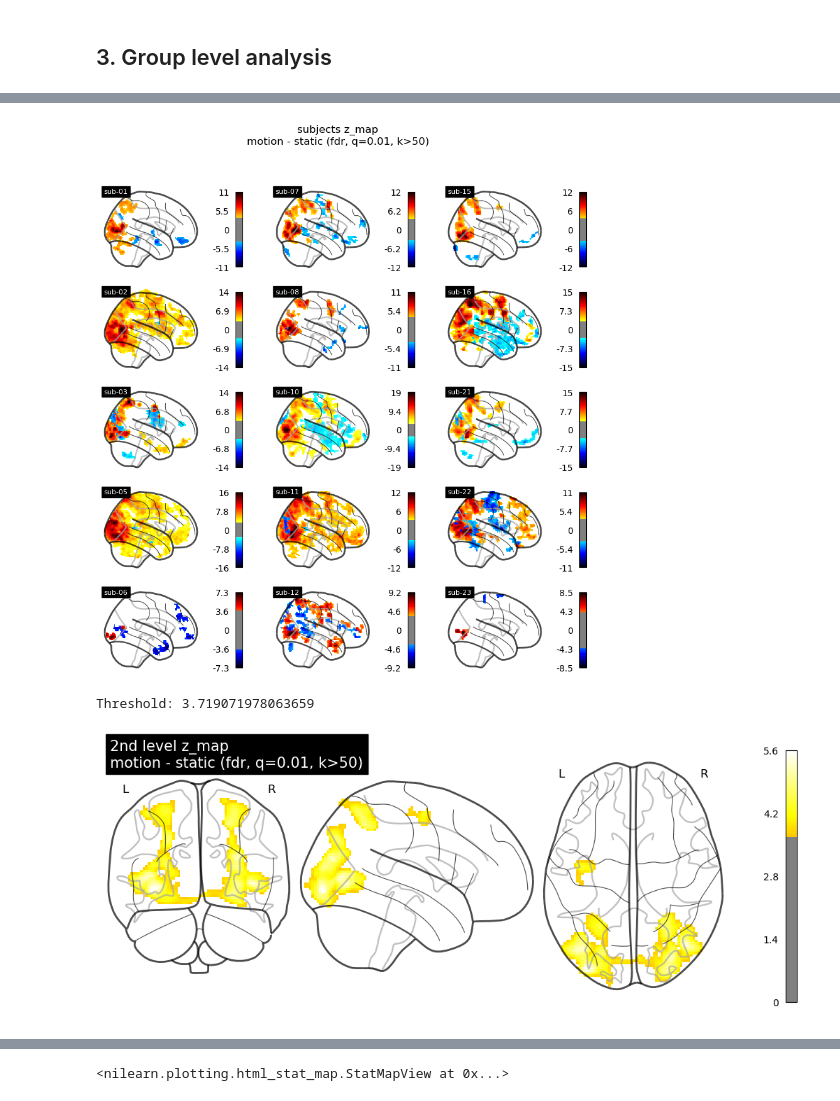
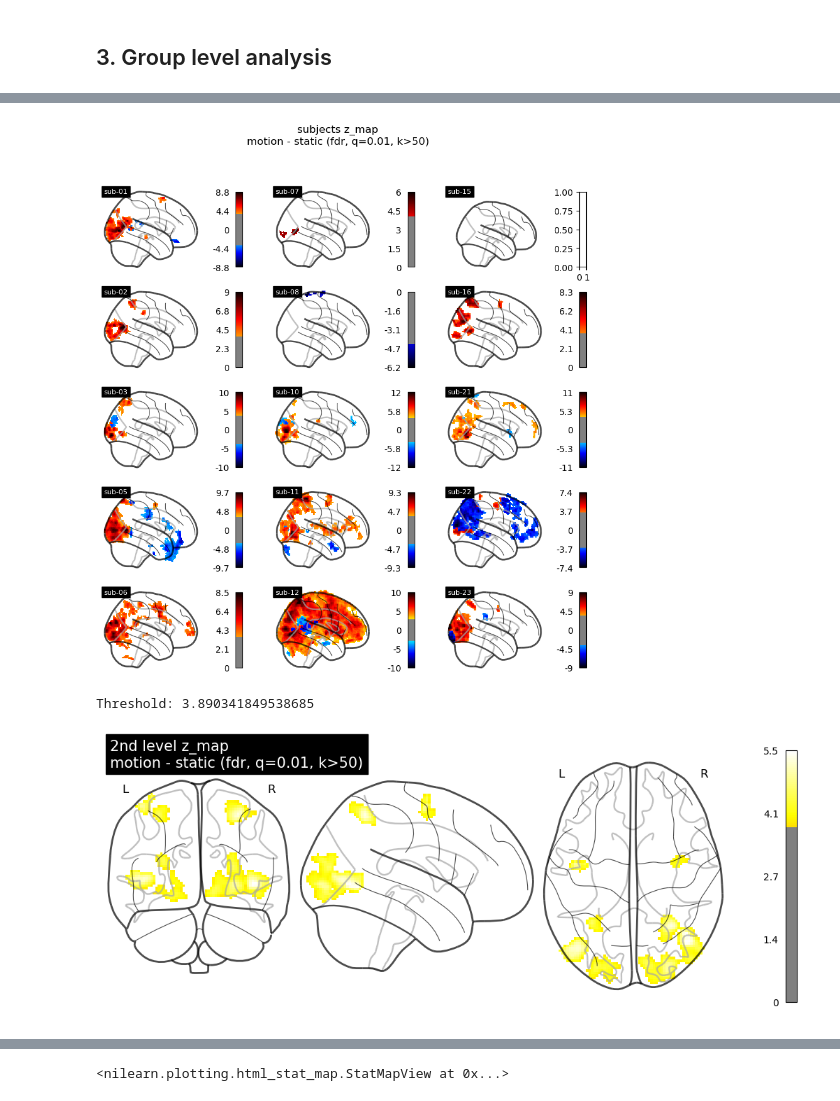
Before and after one commit to CIBIT-UC/vpmbtr, a Jupyter notebook: scripts/step-02_nilearn-glm_AAUA.ipynb, the cells around one changed output, grey strips where cells are left out. Cells and saved outputs as stored; diff of their text form; code cells hidden in the pictures.

```diff
--- a/scripts/step-02_nilearn-glm_AAUA.ipynb
+++ b/scripts/step-02_nilearn-glm_AAUA.ipynb
@@ -29,8 +29,9 @@ from nilearn.masking import apply_mask
 data_dir = '/DATAPOOL/VPMB/BIDS-VPMB-SPE'
 space_label = "MNI152NLin2009cAsym"
 derivatives_folder = "derivatives/fmriprep23/fmriprep"
+nilearn_folder = os.path.join(data_dir, "derivatives", "nilearn_glm")
 task_label = "UA" # "AA_acq-0500", "AA_acq-0750", "AA_acq-1000", "AA_acq-2500", "UA_acq-0500", "UA_acq-0750", "UA_acq-1000", "UA_acq-2500"
-acq_label = '0750'
+acq_label = '2500'
 smoothing_fwhm = 6.0
 high_pass_hz = 0.003
 # %%
@@ -216,27 +218,19 @@ Executing for subject sub-06...
 ## 3. Group level analysis
 # %%
 # Multiple comparison correction method for group
-mcc_method = "fdr"
-mcc_param = 0.01
-cluster_thres = 50
+mcc_method_g = "fdr"
+mcc_param_g = 0.01
+cluster_thres_g = 50
 # %%
-# List all tmap nii.gz files
-tmap_files = glob.glob(
-    os.path.join(data_dir,'derivatives','nilearn_glm',
-        f"sub-*_task-{task_label}_acq-{acq_label}_stat-t_con-{contrast_name_valid}.nii.gz"
-    )
-)
-tmap_files.sort()
-
 # List all zmap nii.gz files
 zmap_files = glob.glob(
-    os.path.join(data_dir,'derivatives','nilearn_glm',
+    os.path.join(nilearn_folder,
         f"sub-*_task-{task_label}_acq-{acq_label}_stat-z_con-{contrast_name_valid}.nii.gz"
     )
 )
 zmap_files.sort()
 
-subject_list = [os.path.basename(f).split('_')[0] for f in tmap_files]
+subject_list = [os.path.basename(f).split('_')[0] for f in zmap_files]
 subject_list
 # %% [output]
 ['sub-01',
@@ -257,27 +251,27 @@ subject_list
 # %%
 # Plot all subjects
 fig, axes = plt.subplots(nrows=5, ncols=3, figsize=(10, 10))
 for cidx, zmap in enumerate(zmap_files):
 
     clean_map_g, threshold_g = threshold_stats_img(
-        zmap, alpha=mcc_param, height_control=mcc_method, cluster_threshold=cluster_thres
+        zmap, alpha=mcc_param_g, height_control=mcc_method_g, cluster_threshold=cluster_thres_g
     )
 
     P = plotting.plot_glass_brain(
         clean_map_g,
         colorbar=True,
         threshold=threshold_g,
         #vmax=25,
         axes=axes[cidx % 5, int(cidx / 5)],
         plot_abs=False,
         display_mode="x",
     )
     P.title(subject_list[cidx], size=8)
 
-fig.suptitle(f"subjects z_map\n{contrast_name} ({mcc_method}, q={mcc_param}, k>{cluster_thres})")
+fig.suptitle(f"subjects z_map\n{contrast_name} ({mcc_method_g}, q={mcc_param_g}, k>{cluster_thres_g})")
 plt.show()
 # %% [output]
-[figure, old version]
+[figure, new version]
 # %%
 # create design matrix for 2nd level
 second_level_input = zmap_files
@@ -314,7 +308,7 @@ beta_map_g = second_level_model.compute_contrast(
 # %%
 # Threshold zmap and plot it
 clean_map_g, threshold_g = threshold_stats_img(
-    z_map_g, alpha=mcc_param, height_control=mcc_method, cluster_threshold=cluster_thres
+    z_map_g, alpha=mcc_param_g, height_control=mcc_method_g, cluster_threshold=cluster_thres_g
 )
 
 print(f"Threshold: {threshold_g}")
@@ -330,14 +324,14 @@ plotting.plot_glass_brain(
     figure=plt.figure(figsize=(10, 4)),
     #symmetric_cbar=False,
     cmap=nilearn_cmaps["cold_hot"],
-    title=f"2nd level z_map\n{contrast_name} ({mcc_method}, q={mcc_param}, k>{cluster_thres})",
+    title=f"2nd level z_map\n{contrast_name} ({mcc_method_g}, q={mcc_param_g}, k>{cluster_thres_g})",
 )
 
-plt.savefig(os.path.join(data_dir,"derivatives","nilearn_glm","group",
-                         f"group_task-{task_label}_acq-{acq_label}_plot-z_con-{contrast_name_valid}_c-{mcc_method}_p-{mcc_param}_clusterk-{cluster_thres}.png"))
+plt.savefig(os.path.join(nilearn_folder,"group",
+                         f"group_task-{task_label}_acq-{acq_label}_plot-z_con-{contrast_name_valid}_c-{mcc_method_g}_p-{mcc_param_g}_clusterk-{cluster_thres_g}.png"))
 # %% [output]
-Threshold: 3.719071978063659
+Threshold: 3.890341849538685
-[figure, old version]
+[figure, new version]
 # %%
 # Apply significance mask from z map threshold to the t map
 # This is because applying the threshold_stats_img function to the t map does not work as it should (documentation states the function is only for z maps)
```
Also changed, not shown: parts of 14 cells of this notebook, 26 other files.
